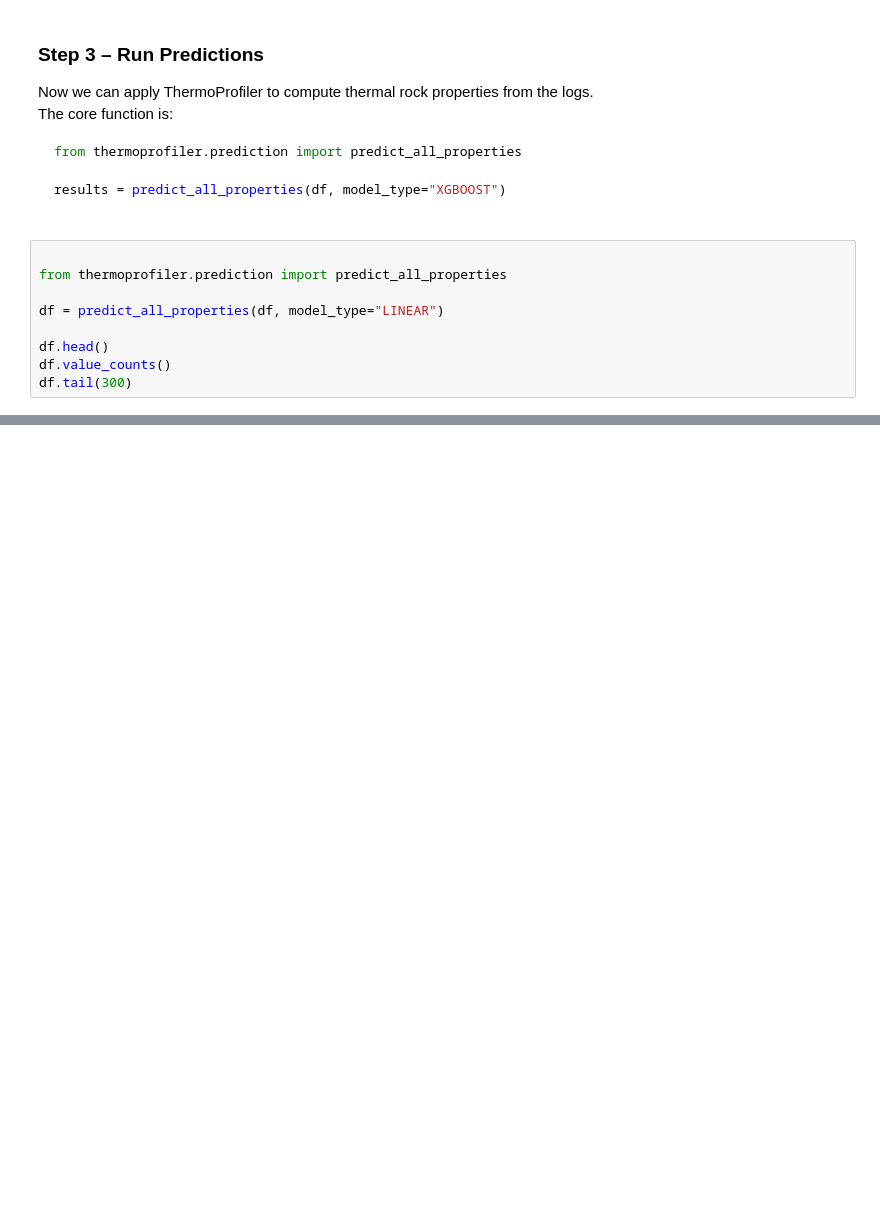
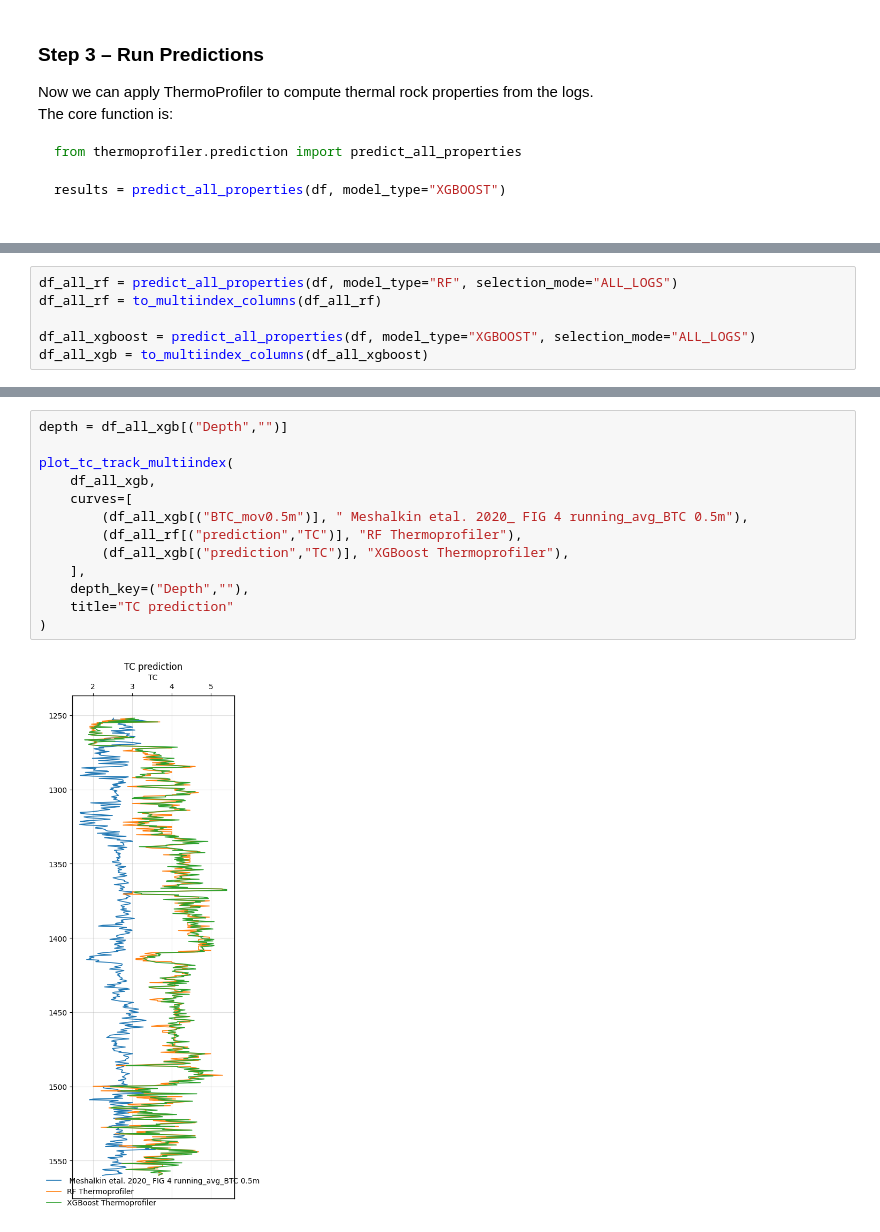
Before and after one commit to viktoriadergunova/thermoprofiler, a Jupyter notebook: notebook_tutorial/predict_thermalproperties.ipynb, the cells around one changed output, grey strips where cells are left out. Saved outputs shown, nothing was run; the diff lists cells and outputs as text; blank space fills up the shorter version.

```diff
--- a/notebook_tutorial/predict_thermalproperties.ipynb
+++ b/notebook_tutorial/predict_thermalproperties.ipynb
@@ -111,12 +131,3 @@ The core function is:
 from thermoprofiler.prediction import predict_all_properties
 
 results = predict_all_properties(df, model_type="XGBOOST")
-# %%
-
-from thermoprofiler.prediction import predict_all_properties
-
-df = predict_all_properties(df, model_type="LINEAR")
-
-df.head()
-df.value_counts()
-df.tail(300)
@@ -136,0 +140,6 @@ df.tail(300)
+# %%
+df_all_rf = predict_all_properties(df, model_type="RF", selection_mode="ALL_LOGS")
+df_all_rf = to_multiindex_columns(df_all_rf)
+
+df_all_xgboost = predict_all_properties(df, model_type="XGBOOST", selection_mode="ALL_LOGS")
+df_all_xgb = to_multiindex_columns(df_all_xgboost)
@@ -159,0 +276,15 @@ LAS file saved: c:\Users\dergun\Documents\thermoprofiler\notebook_tutorial\predi
+# %%
+depth = df_all_xgb[("Depth","")]
+
+plot_tc_track_multiindex(
+    df_all_xgb,
+    curves=[
+        (df_all_xgb[("BTC_mov0.5m")], " Meshalkin etal. 2020_ FIG 4 running_avg_BTC 0.5m"),
+        (df_all_rf[("prediction","TC")], "RF Thermoprofiler"),
+        (df_all_xgb[("prediction","TC")], "XGBoost Thermoprofiler"),
+    ],
+    depth_key=("Depth",""),
+    title="TC prediction"
+)
+# %% [output]
+[figure, added]
```
Also changed, not shown: parts of 14 cells of this notebook, 3 other files.
